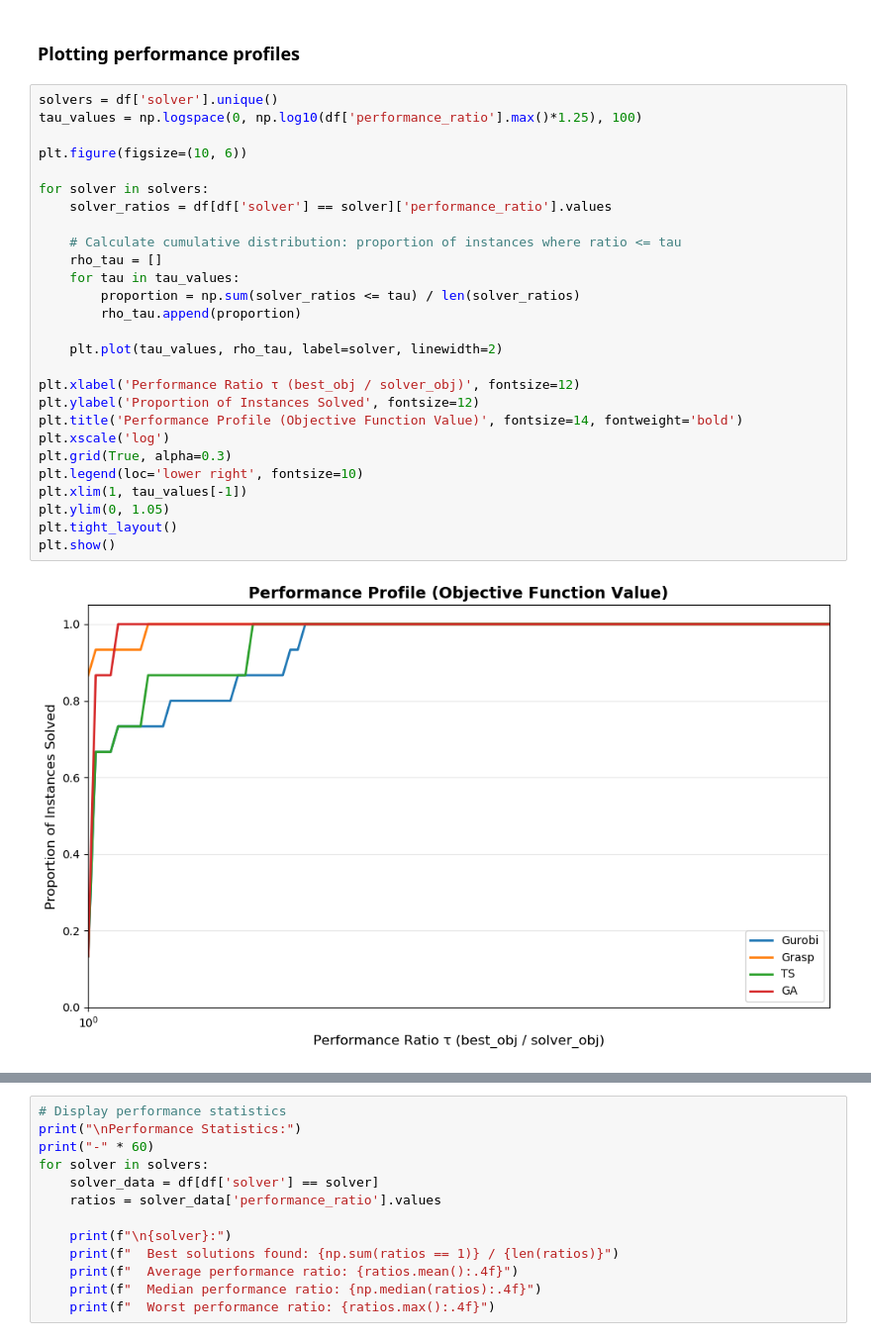
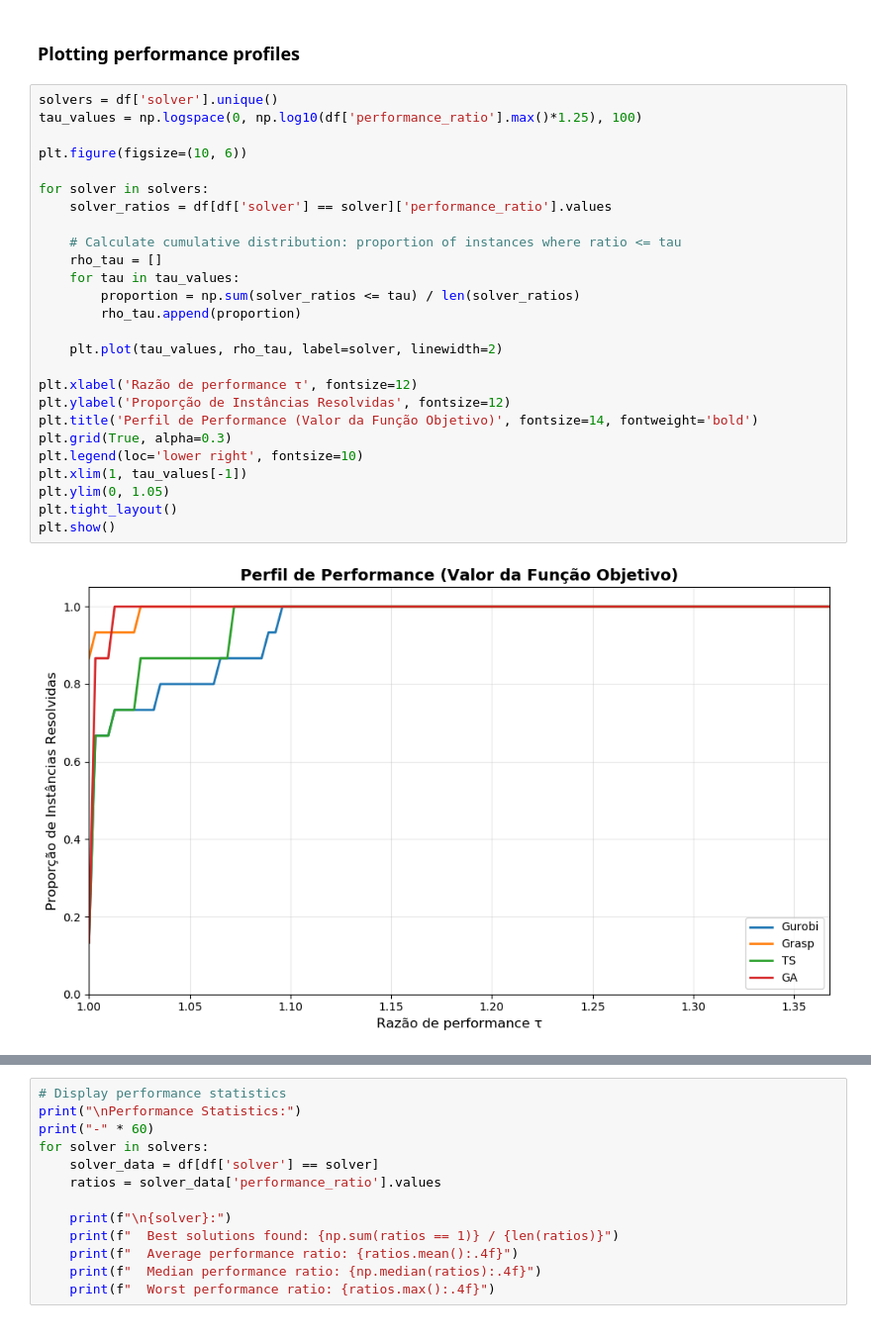
Before and after one commit to Everton-Colombo/MO824-A5, a Jupyter notebook: performance_profiles.ipynb, the cells around one changed output, grey strips where cells are left out. Shown at 99% size. Saved outputs shown, nothing was run; the diff lists cells and outputs as text.

```diff
--- a/performance_profiles.ipynb
+++ b/performance_profiles.ipynb
@@ -166,29 +166,28 @@ display(df.sort_values(['instance', 'solver']))
 # %%
 solvers = df['solver'].unique()
 tau_values = np.logspace(0, np.log10(df['performance_ratio'].max()*1.25), 100)
 
 plt.figure(figsize=(10, 6))
 
 for solver in solvers:
     solver_ratios = df[df['solver'] == solver]['performance_ratio'].values
 
     # Calculate cumulative distribution: proportion of instances where ratio <= tau
     rho_tau = []
     for tau in tau_values:
         proportion = np.sum(solver_ratios <= tau) / len(solver_ratios)
         rho_tau.append(proportion)
 
     plt.plot(tau_values, rho_tau, label=solver, linewidth=2)
 
-plt.xlabel('Performance Ratio τ (best_obj / solver_obj)', fontsize=12)
-plt.ylabel('Proportion of Instances Solved', fontsize=12)
-plt.title('Performance Profile (Objective Function Value)', fontsize=14, fontweight='bold')
-plt.xscale('log')
+plt.xlabel('Razão de performance τ', fontsize=12)
+plt.ylabel('Proporção de Instâncias Resolvidas', fontsize=12)
+plt.title('Perfil de Performance (Valor da Função Objetivo)', fontsize=14, fontweight='bold')
 plt.grid(True, alpha=0.3)
 plt.legend(loc='lower right', fontsize=10)
 plt.xlim(1, tau_values[-1])
 plt.ylim(0, 1.05)
 plt.tight_layout()
 plt.show()
 # %% [output]
-[figure, old version]
+[figure, new version]
```
Also changed, not shown: parts of 2 cells of this notebook, 2 other files.
